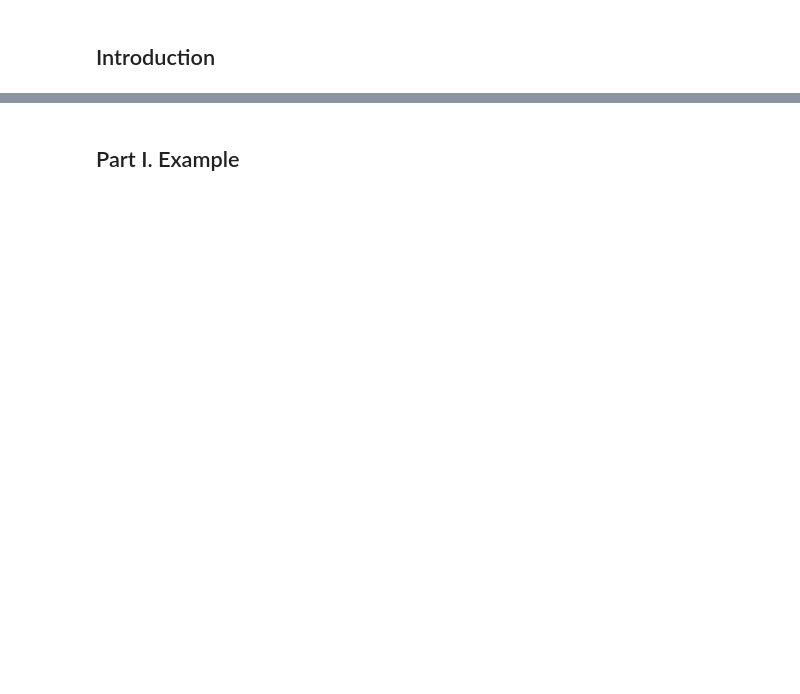
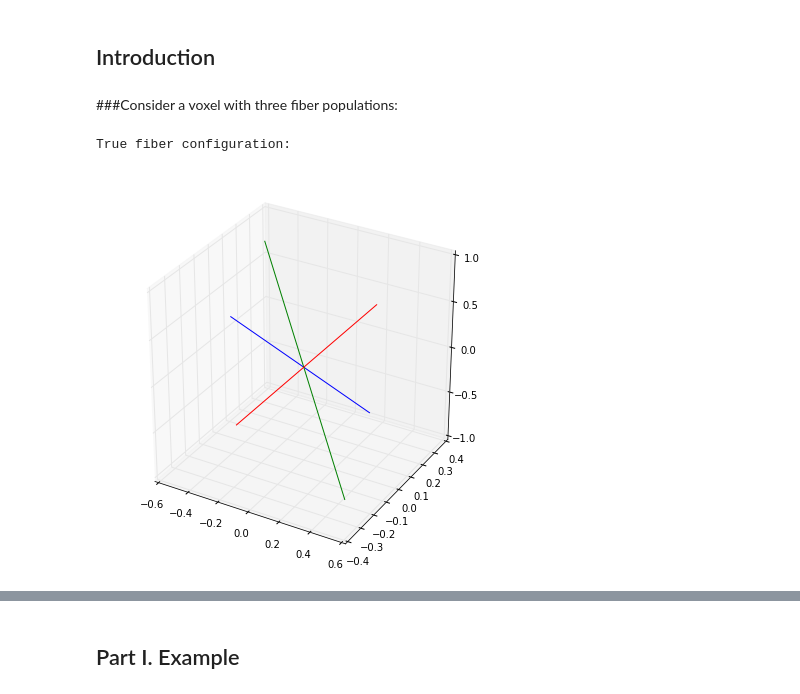
Before and after one commit to snarles/donuts2, a Jupyter notebook: spark/simulations.ipynb, the cells around one changed output, grey strips where cells are left out. Cells and saved outputs as stored; diff of their text form; code cells hidden in the pictures; blank space fills up the shorter version.

```diff
--- a/spark/simulations.ipynb
+++ b/spark/simulations.ipynb
@@ -15,3 +15,18 @@ f.close()
 <a id="intro"/>
 # %% [markdown]
 ## Introduction
+# %% [markdown]
+###Consider a voxel with three fiber populations:
+# %%
+pylab.rcParams['figure.figsize'] = (7.0, 7.0) # graphical parameters
+vox_dirs = normalize_rows(npr.randn(3, 3))
+print("True fiber configuration:")
+fig = plt.figure()
+ax = fig.add_subplot(111, projection='3d')
+for ii in range(3):
+    ax.plot(np.array([-vox_dirs[ii, 0], vox_dirs[ii, 0]]), \
+            np.array([-vox_dirs[ii, 1], vox_dirs[ii, 1]]), \
+            np.array([-vox_dirs[ii, 2], vox_dirs[ii, 2]]))
+# %% [output]
+True fiber configuration:
+[figure, added]
```
Also changed, not shown: parts of 7 cells of this notebook, 2 other files.
